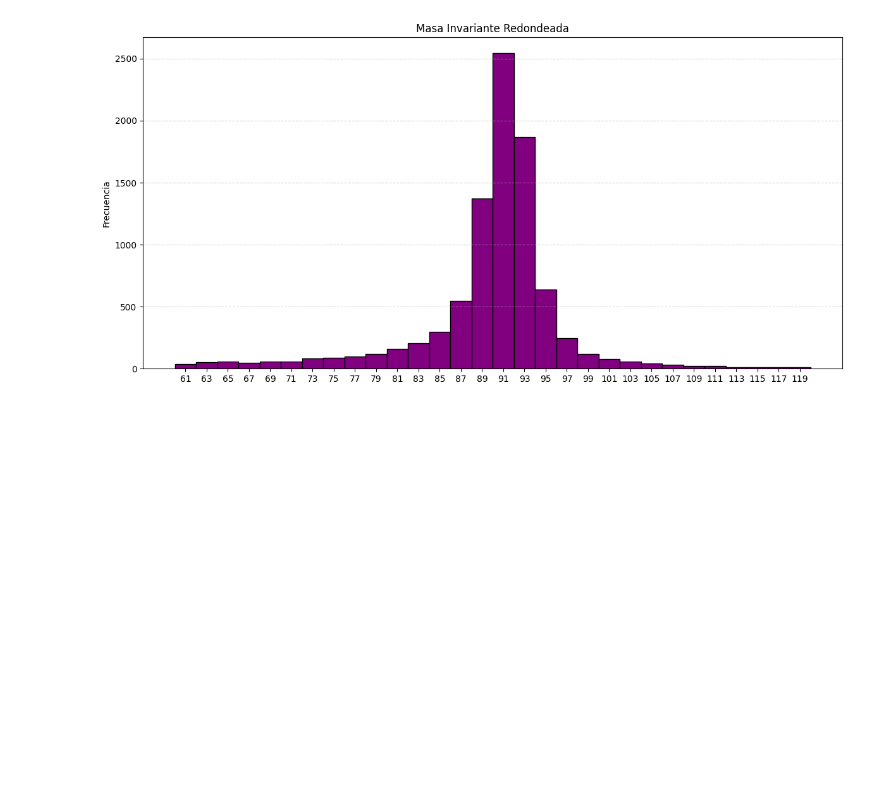
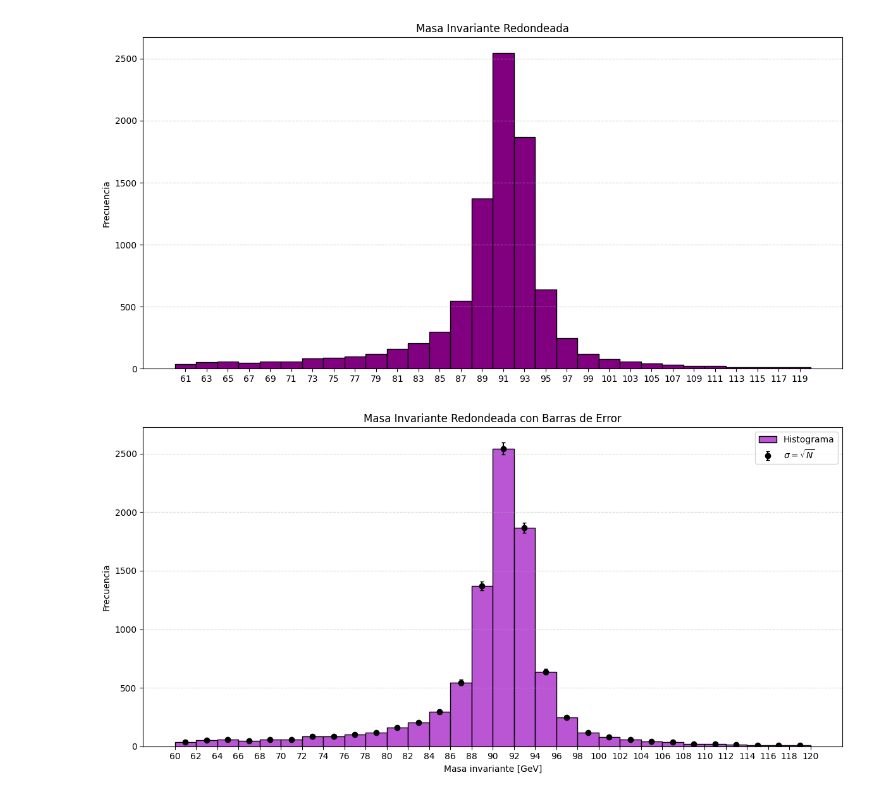
Before and after one commit to ProgramasParaFisicaDeParticulas/lecturadedatosabiertoscmszmumu-Carrazko, a Jupyter notebook: CMSOpenDataZtoMuMu.ipynb, the cells around one changed output. Drawn from its saved outputs; the diff is of its cells as text; code cells hidden in the pictures; blank space fills up the shorter version.

```diff
--- a/CMSOpenDataZtoMuMu.ipynb
+++ b/CMSOpenDataZtoMuMu.ipynb
@@ -403,3 +451,37 @@ plt.tight_layout()
 plt.show()
 # %% [output]
 [figure]
+# %%
+import numpy as np
+import matplotlib.pyplot as plt
+
+# Bins personalizados como lista
+bin_edges = list(range(60, 122, 2))  # 60 a 120, paso 2
+
+# 1. Calcular histograma
+counts, _ = np.histogram(df['M_r'], bins=bin_edges)
+
+# 2. Calcular centros de bin y errores
+bin_centers = 0.5 * (np.array(bin_edges[1:]) + np.array(bin_edges[:-1]))
+errors = np.sqrt(counts)  # incertidumbre tipo Poisson
+
+# 3. Graficar histograma
+plt.figure(figsize=(12, 6))
+plt.hist(df['M_r'], bins=bin_edges, align='mid', rwidth=2.5,
+         color='mediumorchid', edgecolor='black', label='Histograma')
+
+# 4. Añadir barras de error
+plt.errorbar(bin_centers, counts, yerr=errors, fmt='o',
+             color='black', capsize=2, label=r'$\sigma = \sqrt{N}$')
+
+# 5. Estética
+plt.title('Masa Invariante Redondeada con Barras de Error')
+plt.xlabel('Masa invariante [GeV]')
+plt.ylabel('Frecuencia')
+plt.xticks(list(range(60, 122, 2)))
+plt.grid(axis='y', linestyle='--', alpha=0.5)
+plt.legend()
+plt.tight_layout()
+plt.show()
+# %% [output]
+[figure, added]
```
Also changed, not shown: parts of 5 cells of this notebook.
